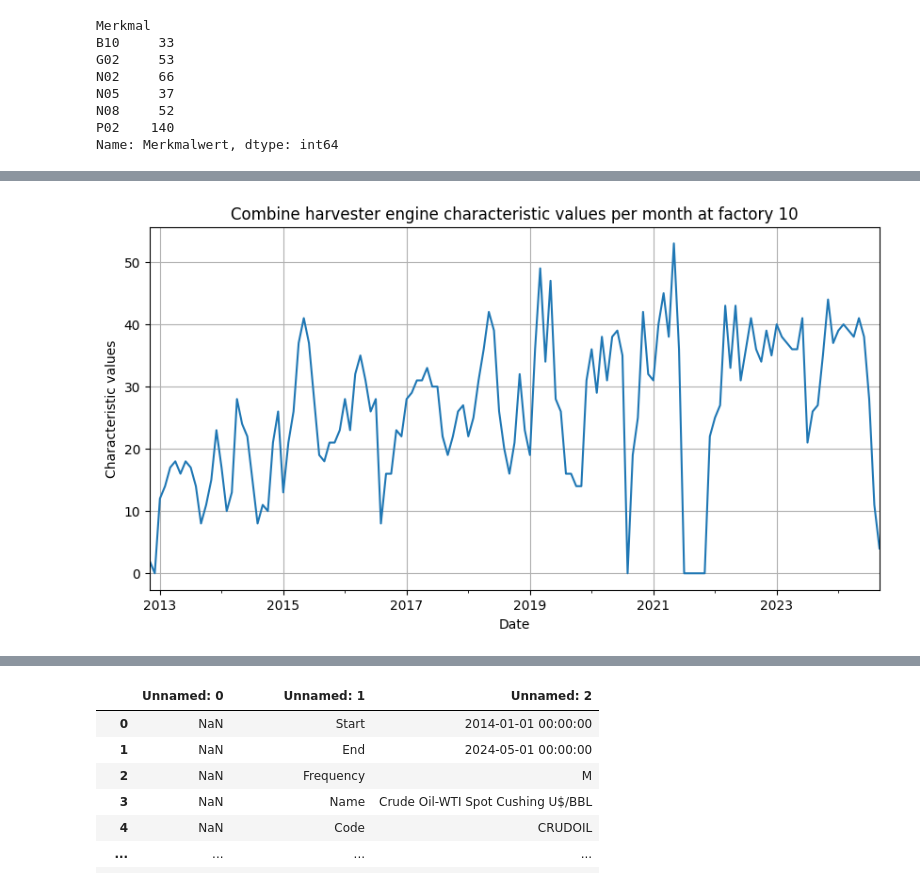
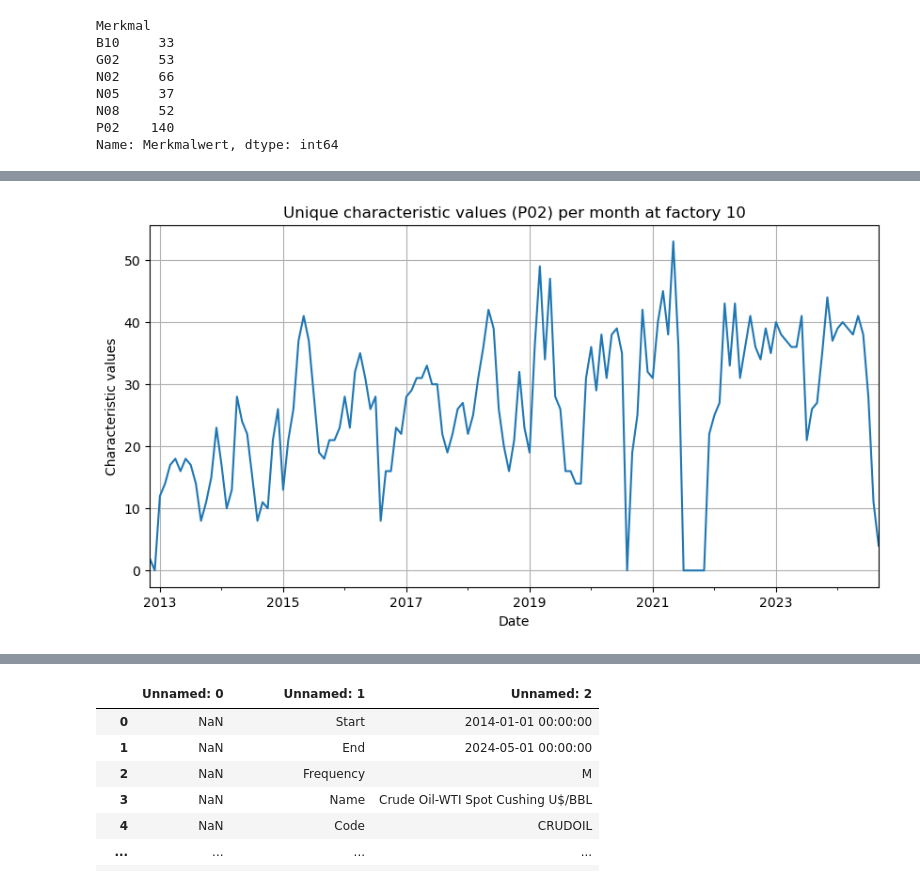
Before and after one commit to realreul/ML-with-CLAAS, a Jupyter notebook: TakeRates.ipynb, the cells around one changed output, grey strips where cells are left out. Saved outputs shown, nothing was run; the diff lists cells and outputs as text; code cells hidden in the pictures.

```diff
--- a/TakeRates.ipynb
+++ b/TakeRates.ipynb
@@ -1350,12 +1351,12 @@ Freq: ME, Name: Merkmalwert, Length: 143, dtype: int64
 # %%
 monthly_unique_counts.plot(figsize=(10, 5))  # Passe die Größe nach Bedarf an
-plt.title('Combine harvester engine characteristic values per month at factory 10')
+plt.title('Unique characteristic values (P02) per month at factory 10')
 plt.xlabel('Date')
 plt.ylabel('Characteristic values')
 plt.grid(True)
 plt.show()
 # %% [output]
-[figure, old version]
+[figure, new version]
 # %%
 import matplotlib.pyplot as plt
 import numpy as np
```
Also changed, not shown: parts of 7 cells of this notebook.
